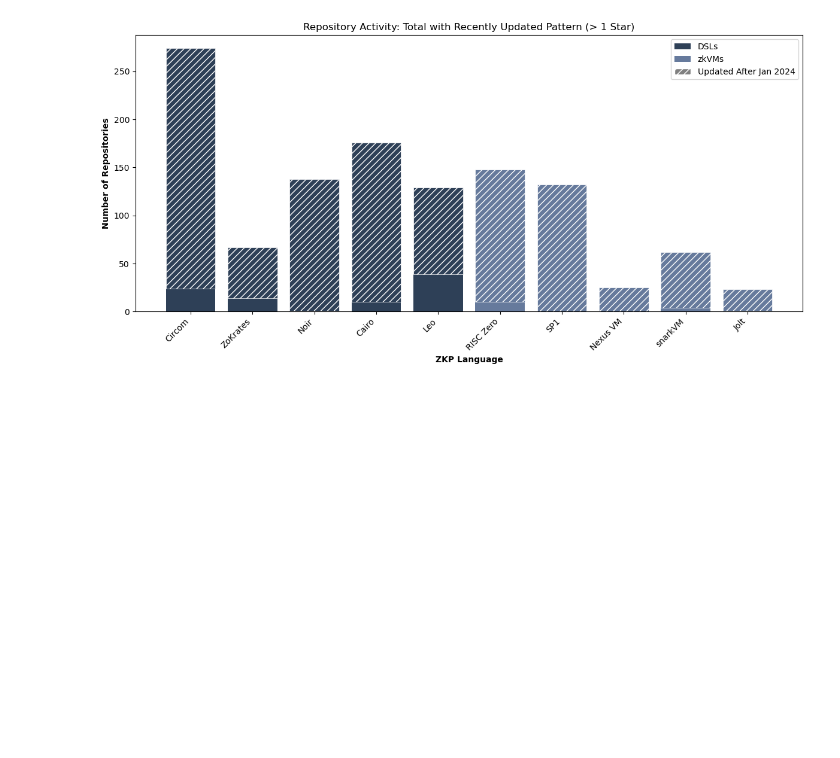
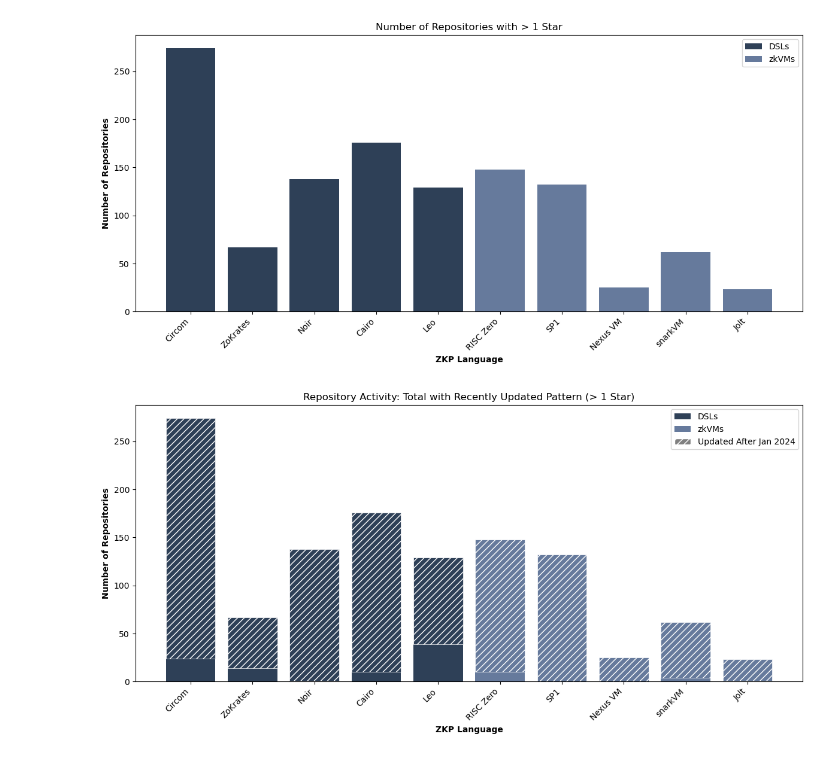
Before and after one commit to ArmanKolozyan/ZKP-Languages, a Jupyter notebook: src/data_analyzer.ipynb, the cells around one changed output. Saved outputs shown, nothing was run; the diff lists cells and outputs as text; code cells hidden in the pictures; blank space fills up the shorter version.

```diff
--- a/src/data_analyzer.ipynb
+++ b/src/data_analyzer.ipynb
@@ -1,15 +1,27 @@
 # %%
 # importing libraries
 import pandas as pd
+import numpy as np
 import matplotlib.pyplot as plt
+from matplotlib.patches import Patch
+import os
+
+# consistent styling
+dsl_color = '#2E4057'
+zkvm_color = '#667A9C'
 
 # function to load CSV file (the metrics)
 def load_data(file_path):
     return pd.read_csv(file_path)
+
+# helper to save a figure without the title
+def save_fig(fig, filename):
+    """Save figure to ../figures/ without the title."""
+    fig.gca().set_title('')
+    fig.savefig(f'../figures/{filename}', dpi=300, bbox_inches='tight')
+    plt.close(fig)
 # %%
 # loading all metrics
-import os
-
 metrics_folder = '../metrics'
 
 circom_df = load_data(os.path.join(metrics_folder, 'metrics_for_circom.csv'))
@@ -20,10 +32,20 @@ leo_df = load_data(os.path.join(metrics_folder, 'metrics_for_leo.csv'))
 risc0_df = load_data(os.path.join(metrics_folder, 'metrics_for_risc0.csv'))
 sp1_zkvm_df = load_data(os.path.join(metrics_folder, 'metrics_for_sp1.csv'))
 nexus_df = load_data(os.path.join(metrics_folder, 'metrics_for_nexus.csv'))
-cairo_df = load_data(os.path.join(metrics_folder, 'metrics_for_cairo.csv'))
 snarkvm_df = load_data(os.path.join(metrics_folder, 'metrics_for_snarkvm.csv'))
 jolt_df = load_data(os.path.join(metrics_folder, 'metrics_for_jolt.csv'))
 # %%
 # preparing list of DataFrames and titles
 data_frames = [circom_df, zokrates_df, noir_df, cairo_df, leo_df, risc0_df, sp1_zkvm_df, nexus_df, snarkvm_df, jolt_df]
 titles = ['Circom', 'ZoKrates', 'Noir', 'Cairo', 'Leo', 'RISC Zero', 'SP1', 'Nexus VM', "snarkVM", "Jolt"]
+
+# which languages are DSLs vs zkVMs
+dsl_indices = [0, 1, 2, 3, 4]  # Circom, ZoKrates, Noir, Cairo, Leo
+zkvm_indices = [5, 6, 7, 8, 9]  # RISC Zero, SP1, Nexus VM, snarkVM, Jolt
+
+# color array matching each language to its category
+colors = [dsl_color if i in dsl_indices else zkvm_color for i in range(len(titles))]
+
+# legend elements reused across charts
+legend_dsl_zkvm = [Patch(facecolor=dsl_color, label='DSLs'),
+                   Patch(facecolor=zkvm_color, label='zkVMs')]
@@ -70 +52,17 @@ plt.close()
+# %%
+# number of repositories with > 1 star per language
+stars_count = [len(df[df['Stars'] > 1]) for df in data_frames]
+
+fig, ax = plt.subplots(figsize=(12, 6))
+ax.bar(titles, stars_count, color=colors)
+ax.legend(handles=legend_dsl_zkvm, loc='upper right')
+ax.set_title('Number of Repositories with > 1 Star')
+ax.set_ylabel('Number of Repositories', fontweight='bold')
+ax.set_xlabel('ZKP Language', fontweight='bold')
+plt.xticks(rotation=45, ha='right')
+plt.tight_layout()
+plt.show()
+save_fig(fig, 'more_than_1_star.png')
+# %% [output]
+[figure, added]
 # %%
```
Also changed, not shown: parts of 9 cells of this notebook.
